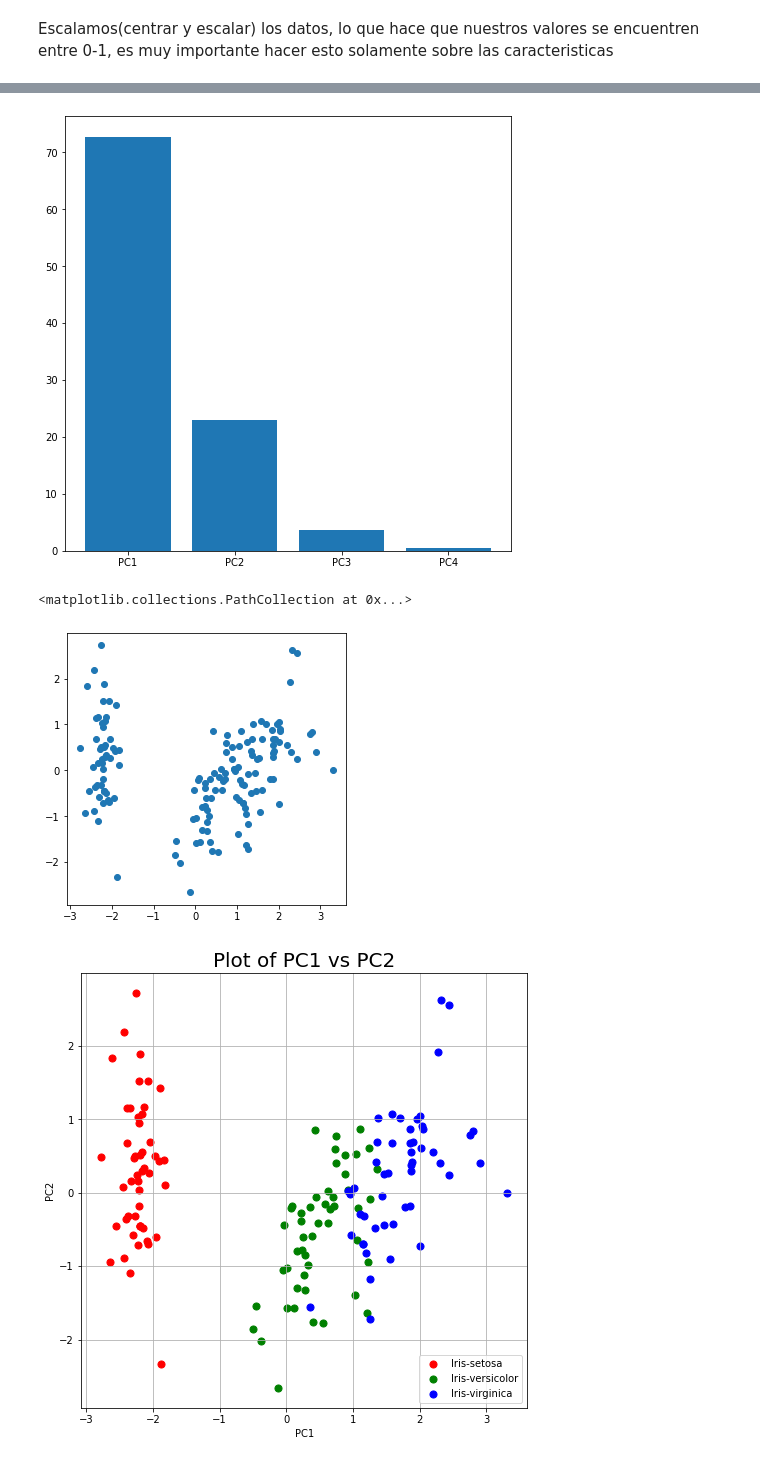
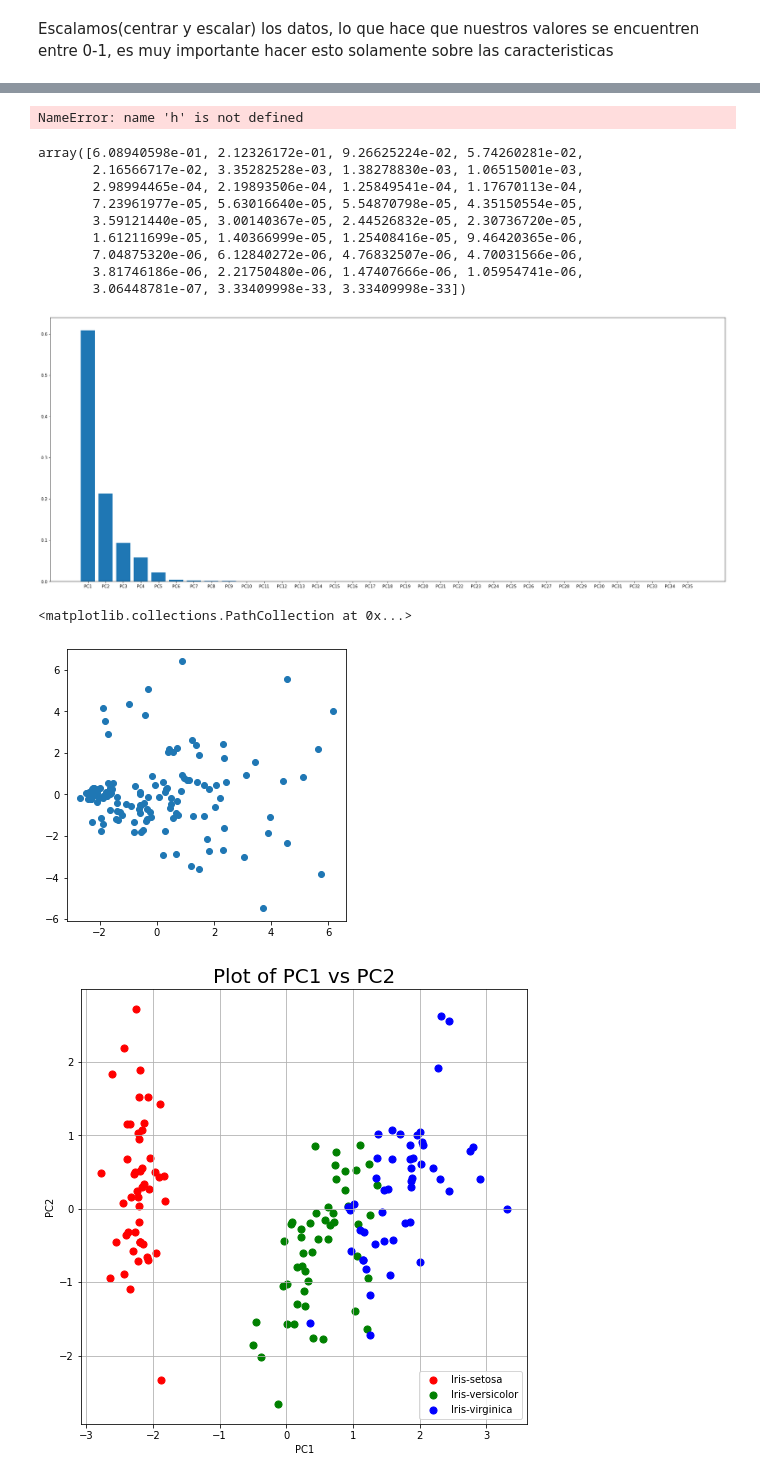
Before and after one commit to Yumil22/Curso_Python, a Jupyter notebook: PCA_Example_2.ipynb, the cells around one changed output, grey strips where cells are left out. Drawn from its saved outputs; the diff is of its cells as text; code cells hidden in the pictures.

```diff
--- a/PCA_Example_2.ipynb
+++ b/PCA_Example_2.ipynb
@@ -31,10 +34,17 @@ df
 from sklearn.preprocessing import StandardScaler
 
 features = ['sepal length', 'sepal width', 'petal lenght', 'petal width']
+All_Features = ['URLCount','DP_Encoded', 'CrawlIssues', 'WebReviewDif','WebsitePriority'
+                ,'ErrorCount', 'R2Time', 'TeamLeadSBQ', 'QMSBQ', 'CxPending'
+               ,'CxComplete', 'TotalSBQ', 'Sent', 'Title', 'Brand'
+               ,'MFR', 'BC', 'Color', 'Size', 'IPQ'
+               ,'UC', 'Model', 'UPC', 'MPN', 'WebExtractionDif'
+               ,'SloppyError', 'IncorrectVariant', 'NewEdgeCase', 'IncorrectGuidance', 'Other?'
+               ,'Was it a PSF?', 'MXQA_Encoded',  'QM_Encoded', 'Month_Encoded'
+               ,'R1Time']
 
-x = df.loc[:, features].values
-
-y = df.loc[:, ['target']].values
+X_test = data.loc[:, All_Features]
+y_test = data.loc[:, 'Batch Status']
 # %% [markdown]
 Escalamos(centrar y escalar) los datos, lo que hace que nuestros valores se encuentren entre 0-1, es muy importante hacer esto solamente sobre las caracteristicas
 # %%
@@ -43,7 +65,13 @@ x = StandardScaler().fit_transform(x)
 # %%
-pca = PCA(n_components = 4) #primer cambio
+pca = PCA(n_components = 35) #primer cambio
 
-principalComponents = pca.fit_transform(x)
+principalComponents = pca.fit_transform(X_test)
 
-principalDataframe = pd.DataFrame(data = principalComponents, columns = ['PC1', 'PC2', 'PC3', 'PC4']) #segundo cambio
+X_reconstructed = pca.inverse_transform(principalComponents)
+
+pca.fit(X_test)
+
+eigenfaces = pca.components_.reshape((35, h, w))
+# %% [output]
+NameError: name 'h' is not defined
 # %%
@@ -51,30 +79,40 @@ targetDataframe = df[['target']] #df[['NOMBRE DE LA COLUMNA A CLASIFICAR']] TERC
 
 newDataframe = pd.concat([principalDataframe, targetDataframe],axis = 1)
 # %%
-percent_variance = np.round(pca.explained_variance_ratio_* 100, decimals =2)
+percent_variance = np.round(pca.explained_variance_ratio_* 100, decimals =13)
 
-columns = ['PC1', 'PC2', 'PC3', 'PC4'] #cuarto cambio
+columns = ['PC1', 'PC2', 'PC3', 'PC4','PC5',
+          'PC6', 'PC7', 'PC8', 'PC9','PC10',
+          'PC11', 'PC12', 'PC13', 'PC14','PC15',
+          'PC16', 'PC17', 'PC18', 'PC19','PC20',
+          'PC21', 'PC22', 'PC23', 'PC24','PC25',
+          'PC26', 'PC27', 'PC28', 'PC29','PC30',
+          'PC31', 'PC32', 'PC33', 'PC34','PC35'] #cuarto cambio
+pca.explained_variance_ratio_
+# %% [output]
+array([6.08940598e-01, 2.12326172e-01, 9.26625224e-02, 5.74260281e-02,
+       2.16566717e-02, 3.35282528e-03, 1.38278830e-03, 1.06515001e-03,
+       2.98994465e-04, 2.19893506e-04, 1.25849541e-04, 1.17670113e-04,
+       7.23961977e-05, 5.63016640e-05, 5.54870798e-05, 4.35150554e-05,
+       3.59121440e-05, 3.00140367e-05, 2.44526832e-05, 2.30736720e-05,
+       1.61211699e-05, 1.40366999e-05, 1.25408416e-05, 9.46420365e-06,
+       7.04875320e-06, 6.12840272e-06, 4.76832507e-06, 4.70031566e-06,
+       3.81746186e-06, 2.21750480e-06, 1.47407666e-06, 1.05954741e-06,
+       3.06448781e-07, 3.33409998e-33, 3.33409998e-33])
 # %%
-fig = plt.figure(figsize = (8,8))
+fig = plt.figure(figsize = (30,12))
 a = fig.add_subplot(1,1,1)
-a.bar(x= range(1,5), height = percent_variance, tick_label=columns)
+a.bar(x= range(1,36), height = pca.explained_variance_ratio_, tick_label=columns)
 a.xlabel = "Principal Component"
-#a.ylabel('Percentate of Variance Explained')
-#a.xlabel('Principal Component')
-#a.title('PCA Scree Plot')
-#a.show()
 # %% [output]
-[figure, old version]
+[figure, new version]
 # %%
 fig = plt.figure(figsize = (5,5))
 a2 = fig.add_subplot(1,1,1)
 a2.scatter(principalDataframe.PC1, principalDataframe.PC2)
-#a2.title('PC1 against PC<2')
-#a2.xlabel('PC1')
-#a2.ylabel('PC2')
 # %% [output]
 <matplotlib.collections.PathCollection at 0x...>
-[figure, old version]
+[figure, new version]
 # %%
 fig = plt.figure(figsize = (8,8))
 ax = fig.add_subplot(1,1,1)
```
Also changed, not shown: parts of 5 cells of this notebook, 9 other files.
